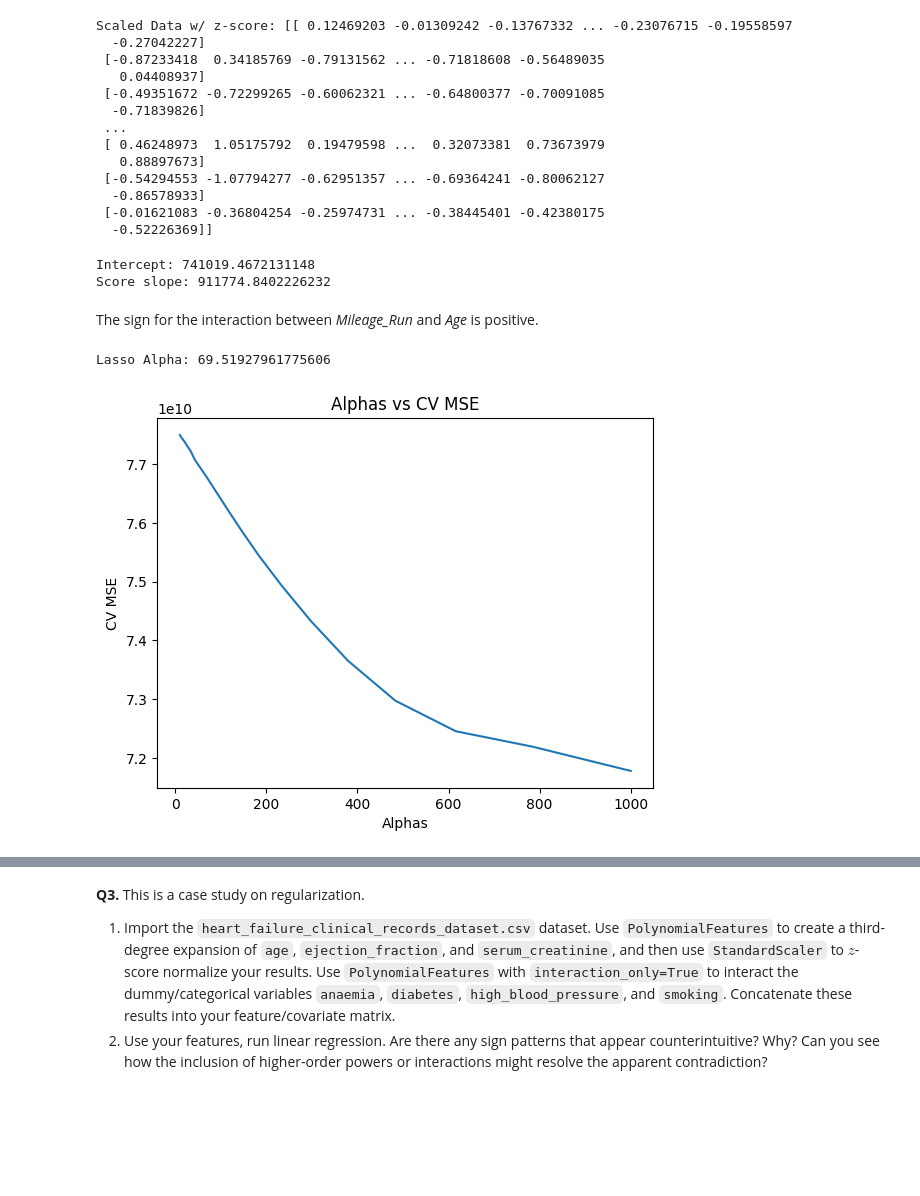
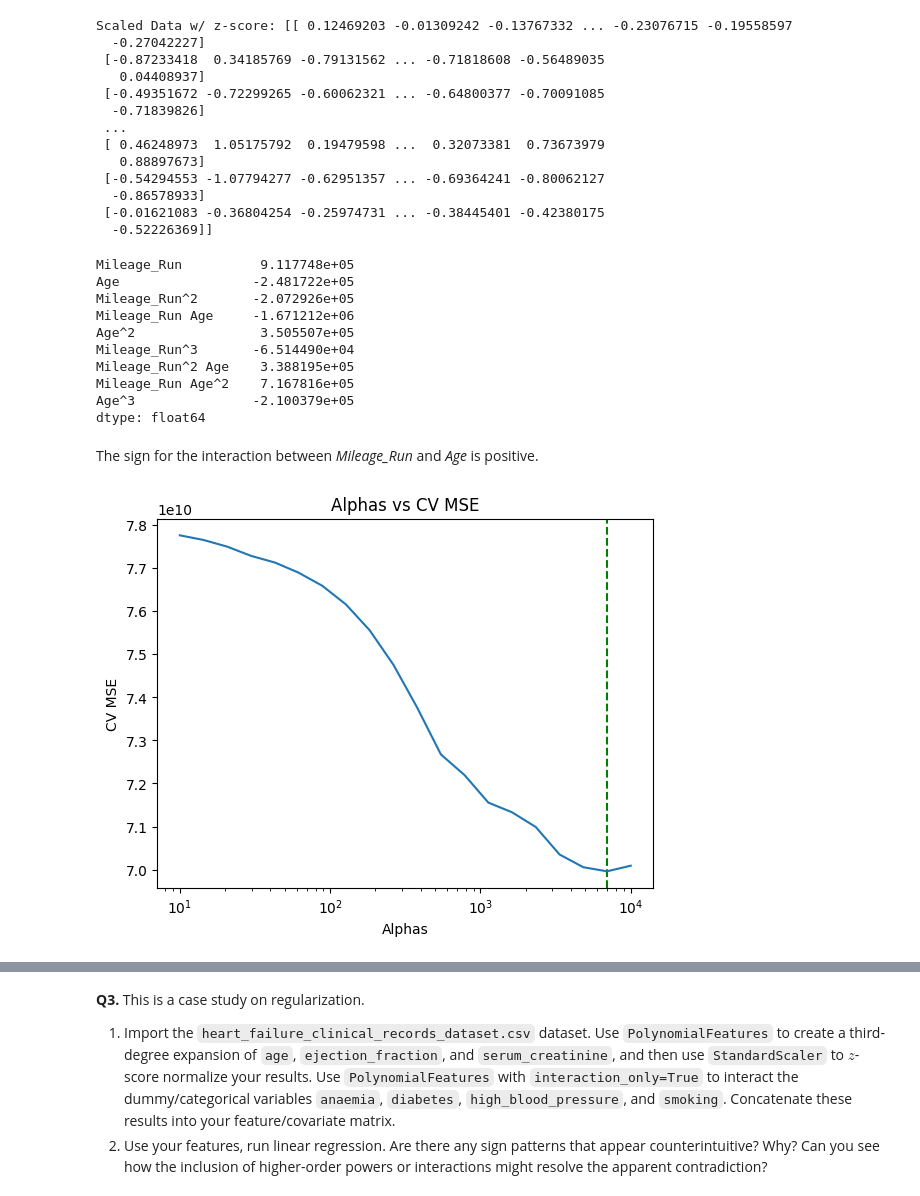
Before and after one commit to EmmyB47/undergrad_ml_assignments, a Jupyter notebook: 04_assignment_regularization.ipynb, the cells around one changed output, grey strips where cells are left out. Drawn from its saved outputs; the diff is of its cells as text; code cells hidden in the pictures; blank space fills up the shorter version.

```diff
--- a/04_assignment_regularization.ipynb
+++ b/04_assignment_regularization.ipynb
@@ -87,14 +87,24 @@ Scaled Data w/ z-score: [[ 0.12469203 -0.01309242 -0.13767332 ... -0.23076715 -0
 
 from sklearn.linear_model import LinearRegression
 
+y = df['Price']
+
 model1 = LinearRegression()
-model1.fit(X_scaled, df['Price'])
+model1.fit(X_scaled, y)
 
-print("Intercept:", model1.intercept_)
-print('Score slope:', model1.coef_[0])
+coefmap = pd.Series(model1.coef_, index=poly_names)
+coefmap
 # %% [output]
-Intercept: 741019.4672131148
-Score slope: 911774.8402226232
+Mileage_Run          9.117748e+05
+Age                 -2.481722e+05
+Mileage_Run^2       -2.072926e+05
+Mileage_Run Age     -1.671212e+06
+Age^2                3.505507e+05
+Mileage_Run^3       -6.514490e+04
+Mileage_Run^2 Age    3.388195e+05
+Mileage_Run Age^2    7.167816e+05
+Age^3               -2.100379e+05
+dtype: float64
 # %% [markdown]
 The sign for the interaction between *Mileage_Run* and *Age* is positive.
 # %%
@@ -102,23 +112,26 @@ The sign for the interaction between *Mileage_Run* and *Age* is positive.
 
 from sklearn.linear_model import LassoCV
 
-alphas = np.logspace(1,3,20)
-model2_3 = LassoCV(cv = 20, alphas = alphas, random_state = 100)
-model = model2_3.fit(X_scaled, df['Price'])
-lasso_alpha = model.alpha_
-print("Lasso Alpha:", lasso_alpha)
+alphas = np.logspace(1,4,20)
+model2_3 = LassoCV(cv = 20, alphas = alphas, random_state = 100, max_iter=100000)
+model = model2_3.fit(X_scaled, y)
-# %% [output]
-Lasso Alpha: 69.51927961775606
 # %%
 # 2.4
 
+index_star = np.argmin( np.median(model.mse_path_,axis=1) )
+alpha_star = model.alphas_[index_star]
+
+plt.axvline(x=alpha_star, color='green', linestyle='--',
+            linewidth=1.5)
+
 sns.lineplot(x = model.alphas_, y= np.median(model.mse_path_,axis=1))
+plt.xscale('log')
 plt.xlabel('Alphas')
 plt.ylabel('CV MSE')
 plt.title('Alphas vs CV MSE')
 plt.show()
 # %% [output]
-[figure, old version]
+[figure, new version]
 # %%
 # 2.5
 
```
Also changed, not shown: parts of 12 cells of this notebook.
